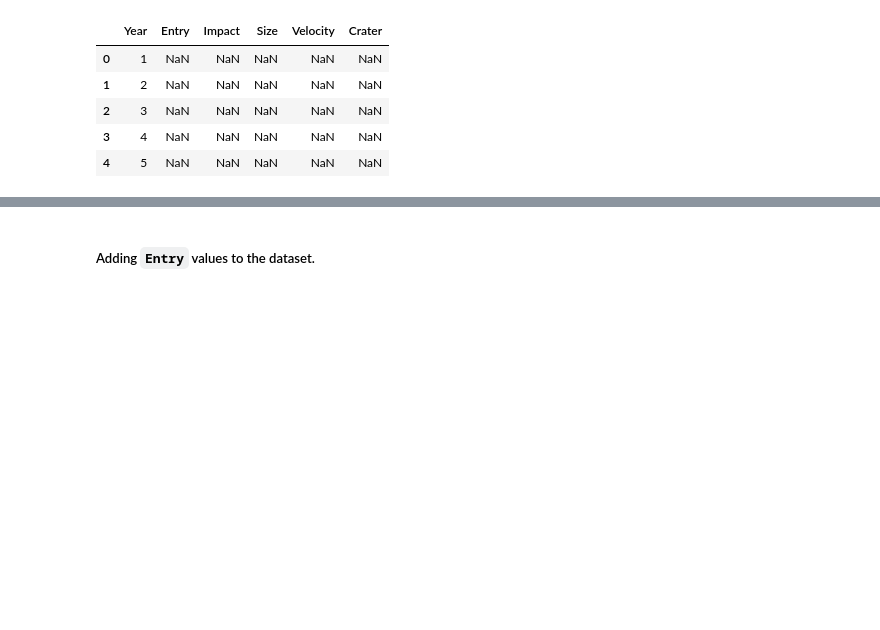
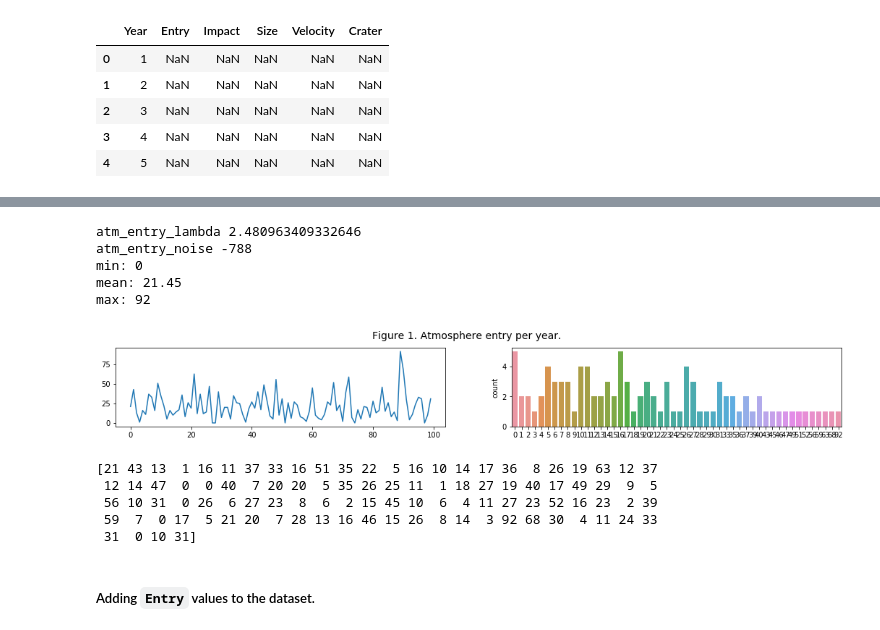
Before and after one commit to andkoc001/data_synthesis, a Jupyter notebook: data_synth_1.ipynb, the cells around one changed output, grey strips where cells are left out. Cells and saved outputs as stored; diff of their text form; code cells hidden in the pictures; blank space fills up the shorter version.

```diff
--- a/data_synth_1.ipynb
+++ b/data_synth_1.ipynb
@@ -107,3 +123,43 @@ max: 54
+# %%
+# test for a larger number of the years - for better illustration of the distribution pattern
+test_years_number = 100
+
+# test of the distribution generation algorithm for the above parameters - this sample is used only for illustration of the algorithm
+atm_test = abs(np.random.poisson(abs(atm_entry_lambda + abs(atm_entry_noise)), test_years_number) + atm_entry_noise) # only positive or 'zero' values
+
+# description of the generated data
+print("atm_entry_lambda", atm_entry_lambda)
+print("atm_entry_noise", atm_entry_noise)
+print("min:", atm_test.min())
+print("mean:", atm_test.mean())
+print("max:", atm_test.max())
+
+x = np.arange(0, test_years_number)
+y = atm_test
+
+### plotting -
+fig, ax = plt.subplots(ncols=2, figsize=(18, 2))
+plt.suptitle("Figure 1. Atmosphere entry per year.", y=1.04, fontsize=14)
+plt.subplots_adjust(left=None, bottom=None, right=None, top=None, wspace=.2, hspace=None)
+
+sns.lineplot(x=x, y=y, ax=ax[0]) # number of entries in each year of observation
+sns.countplot(x=atm_test, ax=ax[1]) # how many the same number of entries occured
+
+plt.show()
+
+print(atm_test)
+# %% [output]
+atm_entry_lambda 2.480963409332646
+atm_entry_noise -788
+min: 0
+mean: 21.45
+max: 92
+[figure, added]
+[21 43 13  1 16 11 37 33 16 51 35 22  5 16 10 14 17 36  8 26 19 63 12 37
+ 12 14 47  0  0 40  7 20 20  5 35 26 25 11  1 18 27 19 40 17 49 29  9  5
+ 56 10 31  0 26  6 27 23  8  6  2 15 45 10  6  4 11 27 23 52 16 23  2 39
+ 59  7  0 17  5 21 20  7 28 13 16 46 15 26  8 14  3 92 68 30  4 11 24 33
+ 31  0 10 31]
 # %% [markdown]
 ##### Adding `Entry` values to the dataset.
 # %%
```
Also changed, not shown: parts of 12 cells of this notebook.
